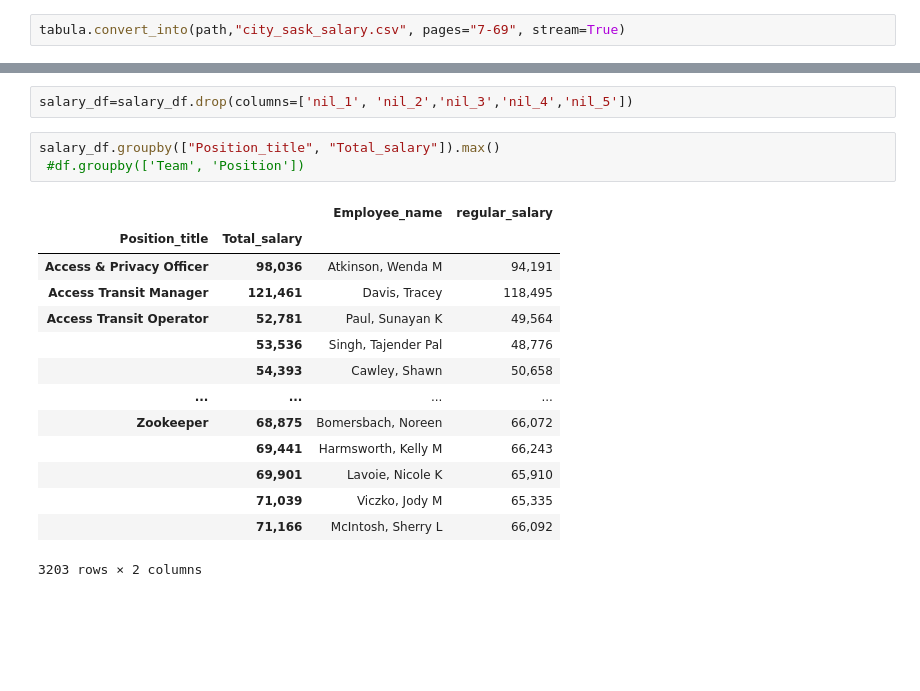
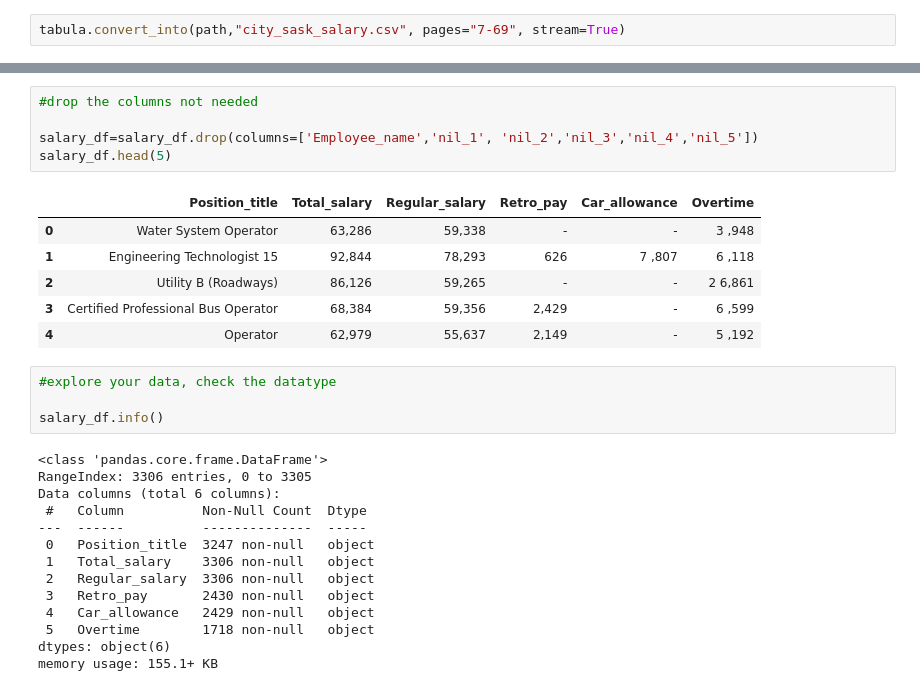
Before and after one commit to dkaybee/city_employee_salary, a Jupyter notebook: city_employee_salary.ipynb, the cells around one changed output, grey strips where cells are left out. Cells and saved outputs as stored; diff of their text form; blank space fills up the shorter version.

```diff
--- a/city_employee_salary.ipynb
+++ b/city_employee_salary.ipynb
@@ -44,22 +34,32 @@ salary_df.head(5)
 | 3 | Abdella, Yusuf I | Certified Professional Bus Operator | NaN | 68,384 | NaN | 59,356 | NaN | 2,429 | ... |
 | 4 | Abdul-Hamid, Islamuddin Dean | Operator | NaN | 62,979 | NaN | 55,637 | NaN | 2,149 | ... |
 # %%
-salary_df=salary_df.drop(columns=['nil_1', 'nil_2','nil_3','nil_4','nil_5'])
+#drop the columns not needed
+
+salary_df=salary_df.drop(columns=['Employee_name','nil_1', 'nil_2','nil_3','nil_4','nil_5'])
+salary_df.head(5)
+# %% [output]
+|  | Position_title | Total_salary | Regular_salary | Retro_pay | Car_allowance | Overtime |
+| 0 | Water System Operator | 63,286 | 59,338 | - | - | 3 ,948 |
+| 1 | Engineering Technologist 15 | 92,844 | 78,293 | 626 | 7 ,807 | 6 ,118 |
+| 2 | Utility B (Roadways) | 86,126 | 59,265 | - | - | 2 6,861 |
+| 3 | Certified Professional Bus Operator | 68,384 | 59,356 | 2,429 | - | 6 ,599 |
+| 4 | Operator | 62,979 | 55,637 | 2,149 | - | 5 ,192 |
-# %%
-salary_df.groupby(["Position_title", "Total_salary"]).max()
- #df.groupby(['Team', 'Position'])
-# %% [output]
-|  |  | Employee_name | regular_salary |
-| Position_title | Total_salary |  |  |
-| Access & Privacy Officer | 98,036 | Atkinson, Wenda M | 94,191 |
-| Access Transit Manager | 121,461 | Davis, Tracey | 118,495 |
-| Access Transit Operator | 52,781 | Paul, Sunayan K | 49,564 |
-|  | 53,536 | Singh, Tajender Pal | 48,776 |
-|  | 54,393 | Cawley, Shawn | 50,658 |
-| ... | ... | ... | ... |
-| Zookeeper | 68,875 | Bomersbach, Noreen | 66,072 |
-|  | 69,441 | Harmsworth, Kelly M | 66,243 |
-|  | 69,901 | Lavoie, Nicole K | 65,910 |
-|  | 71,039 | Viczko, Jody M | 65,335 |
-|  | 71,166 | McIntosh, Sherry L | 66,092 |
-3203 rows × 2 columns
+# %%
+#explore your data, check the datatype
+
+salary_df.info()
+# %% [output]
+<class 'pandas.core.frame.DataFrame'>
+RangeIndex: 3306 entries, 0 to 3305
+Data columns (total 6 columns):
+ #   Column          Non-Null Count  Dtype
+---  ------          --------------  -----
+ 0   Position_title  3247 non-null   object
+ 1   Total_salary    3306 non-null   object
+ 2   Regular_salary  3306 non-null   object
+ 3   Retro_pay       2430 non-null   object
+ 4   Car_allowance   2429 non-null   object
+ 5   Overtime        1718 non-null   object
+dtypes: object(6)
+memory usage: 155.1+ KB
```
Also changed, not shown: parts of 10 cells of this notebook.
